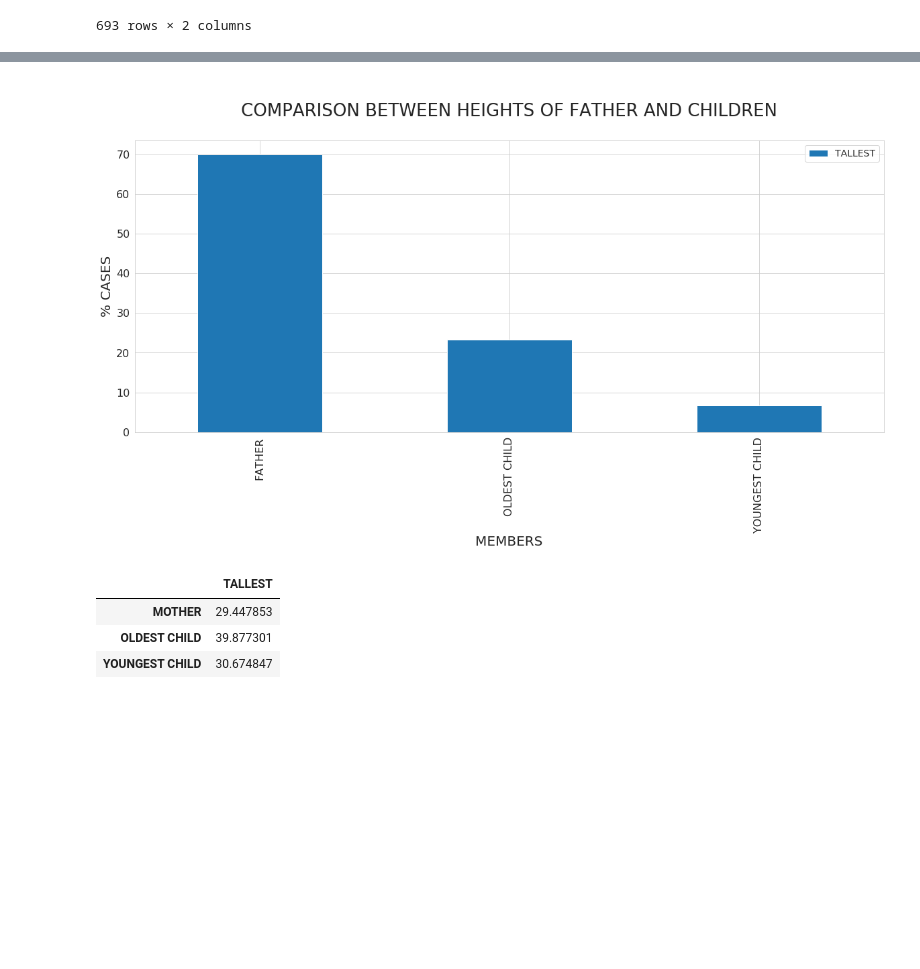
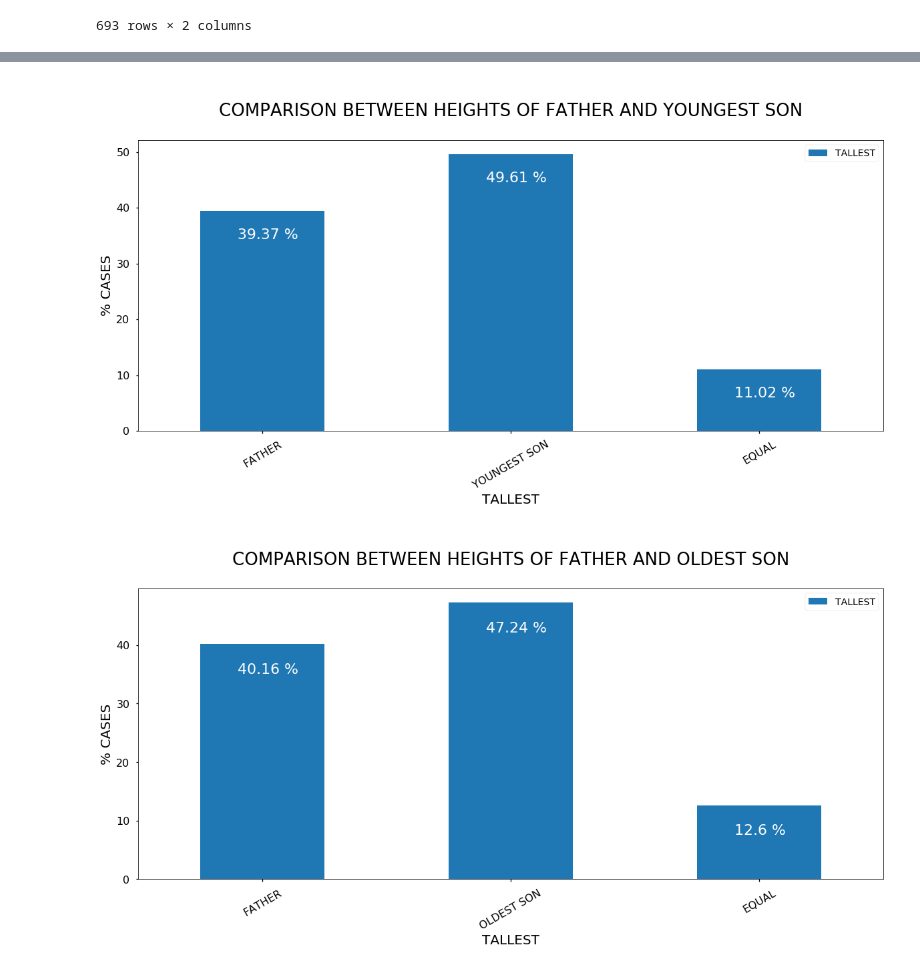
Before and after one commit to zeborg/Comparison-of-Heights-Between-Family-Members, a Jupyter notebook: HEIGHT_DATA_ANALYSIS.ipynb, the cells around one changed output, grey strips where cells are left out. Saved outputs shown, nothing was run; the diff lists cells and outputs as text; code cells hidden in the pictures; blank space fills up the shorter version.

```diff
--- a/HEIGHT_DATA_ANALYSIS.ipynb
+++ b/HEIGHT_DATA_ANALYSIS.ipynb
@@ -80,11 +71,3 @@ import numpy as np
 df['FAMILY'].max()
 # %% [output]
 163
-# %%
-plt.figure(figsize=(20,10))
-sns.set_style('whitegrid')
-sns.barplot(data=(pd.DataFrame.from_dict(count, orient='index').transpose().reindex(columns=['FATHER','SON','DAUGHTER','MOTHER'])/df['FAMILY'].max())*100, palette='winter')
-plt.title('\nTALLEST MEMBER IN THE FAMILY\n',fontsize=24)
-plt.xlabel('MEMBERS',fontsize=16)
-plt.ylabel('% CASES',fontsize=16)
-plt.show()
@@ -171,0 +202,13 @@ td_f_df
+# %%
+plt.style.use('seaborn-talk')
+# %%
+ax = oys_df.plot(kind='bar',figsize=(20,8))
+for p in ax.patches:
+    ax.annotate(str(round(p.get_height(),2))+' %', (p.get_x()+0.15, p.get_height()-5), fontsize=22, color='w')
+plt.xlabel('TALLEST',fontsize=20)
+plt.ylabel('% CASES',fontsize=20)
+plt.legend(fontsize=14)
+plt.title('\nCOMPARISON BETWEEN HEIGHTS OF OLDEST AND YOUNGEST SON\n',fontsize=26)
+plt.xticks(fontsize=16,rotation=30)
+plt.yticks(fontsize=16)
+plt.show()
@@ -171,0 +217,11 @@ td_f_df
+# %%
+ax = oyd_df.plot(kind='bar',figsize=(20,8))
+for p in ax.patches:
+    ax.annotate(str(round(p.get_height(),2))+' %', (p.get_x()+0.15, p.get_height()-5), fontsize=22, color='w')
+plt.xlabel('TALLEST',fontsize=20)
+plt.ylabel('% CASES',fontsize=20)
+plt.legend(fontsize=14)
+plt.title('\nCOMPARISON BETWEEN HEIGHTS OF OLDEST AND YOUNGEST DAUGHTER\n',fontsize=26)
+plt.xticks(fontsize=16,rotation=30)
+plt.yticks(fontsize=16)
+plt.show()
@@ -172,32 +301,27 @@ td_f_df
 # %%
-td_f_df.plot(kind='bar',figsize=(20,8))
-plt.xlabel('MEMBERS',fontsize=20)
+ax = ysf_df.plot(kind='bar',figsize=(20,8))
+for p in ax.patches:
+    ax.annotate(str(round(p.get_height(),2))+' %', (p.get_x()+0.15, p.get_height()-5), fontsize=22, color='w')
+plt.xlabel('TALLEST',fontsize=20)
 plt.ylabel('% CASES',fontsize=20)
 plt.legend(fontsize=14)
-plt.title('\nCOMPARISON BETWEEN HEIGHTS OF FATHER AND CHILDREN\n',fontsize=26)
-plt.xticks(fontsize=16)
+plt.title('\nCOMPARISON BETWEEN HEIGHTS OF FATHER AND YOUNGEST SON\n',fontsize=26)
+plt.xticks(fontsize=16,rotation=30)
 plt.yticks(fontsize=16)
 plt.show()
 # %% [output]
-[figure, old version]
+[figure, new version]
-# %%
-tall_dict_mother = dict()
-tall_dict_mother['MOTHER'],tall_dict_mother['OLDEST CHILD'],tall_dict_mother['YOUNGEST CHILD']=0,0,0
-
-for i in range(df.index.max()[0]):
-    if df.loc[i+1,'MOTHER'].HEIGHT.values[0] < oldest_list[i][3]:
-        if oldest_list[i][3] < youngest_list[i][3]:
-            tall_dict_mother['YOUNGEST CHILD'] += 1
-        else:
-            tall_dict_mother['OLDEST CHILD'] += 1
-    else:
-        tall_dict_mother['MOTHER'] += 1
-td_m_df = (pd.DataFrame.from_dict(tall_dict_mother, orient='index').rename(columns={0:'TALLEST'})/df.index.max()[0])*100
-
-td_m_df
-# %% [output]
-|  | TALLEST |
-| MOTHER | 29.447853 |
-| OLDEST CHILD | 39.877301 |
-| YOUNGEST CHILD | 30.674847 |
+# %%
+ax = osf_df.plot(kind='bar',figsize=(20,8))
+for p in ax.patches:
+    ax.annotate(str(round(p.get_height(),2))+' %', (p.get_x()+0.15, p.get_height()-5), fontsize=22, color='w')
+plt.xlabel('TALLEST',fontsize=20)
+plt.ylabel('% CASES',fontsize=20)
+plt.legend(fontsize=14)
+plt.title('\nCOMPARISON BETWEEN HEIGHTS OF FATHER AND OLDEST SON\n',fontsize=26)
+plt.xticks(fontsize=16,rotation=30)
+plt.yticks(fontsize=16)
+plt.show()
+# %% [output]
+[figure, added]
 # %%
```
Also changed, not shown: parts of 18 cells of this notebook.
